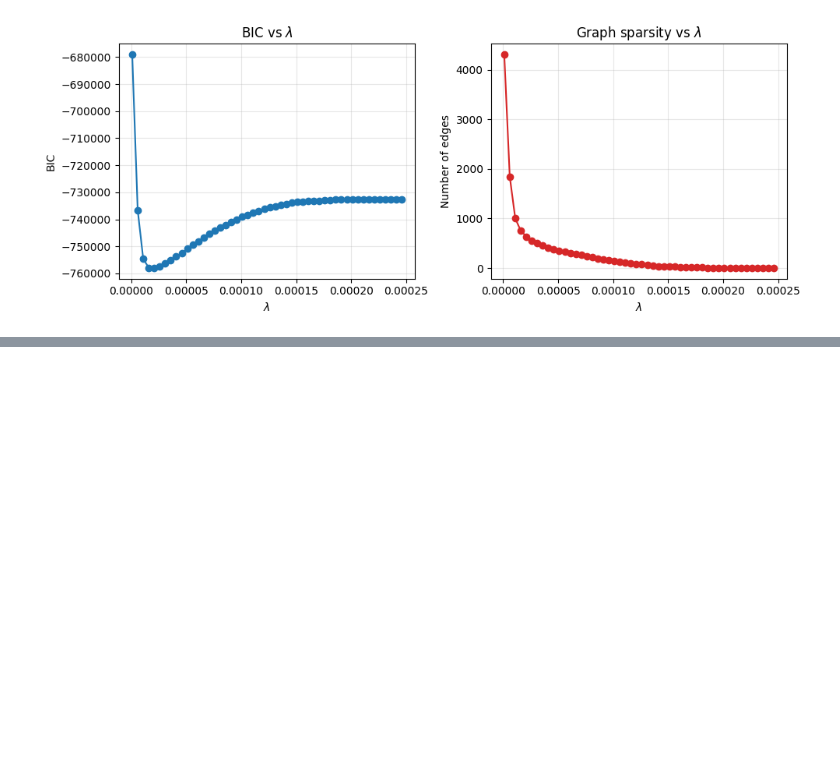
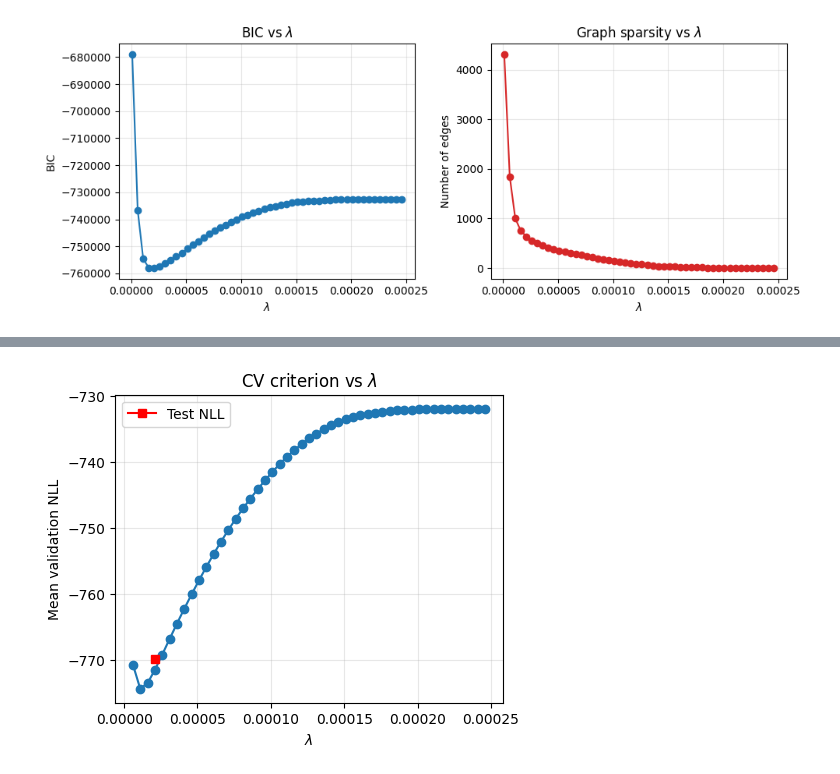
Before and after one commit to MassilGG/Graphical_Models, a Jupyter notebook: PartII.ipynb, the cells around one changed output, grey strips where cells are left out. Saved outputs shown, nothing was run; the diff lists cells and outputs as text; code cells hidden in the pictures; blank space fills up the shorter version.

```diff
--- a/PartII.ipynb
+++ b/PartII.ipynb
@@ -675,0 +622,25 @@ plt.show()
+# %%
+S_test = np.cov(X_test, rowvar=False, bias=False)
+nll_test = gaussian_nll_from_cov(S_test, Theta, jitter=1e-10)
+# %%
+cv_table.sort_values('lambda',inplace=True)
+lambdas = cv_table["lambda"].values
+mean_nll = cv_table["mean_val_nll"].values
+mean_edges = cv_table["mean_edges"].values
+
+
+fig = plt.figure(figsize=(5, 4))
+
+# ---- Mean validation log-likelihood (or NLL) ----
+plt.plot(lambdas, mean_nll, marker="o")
+plt.plot(best_lam_bic,nll_test, marker="s",color = 'red', label='Test NLL')
+plt.xlabel(r"$\lambda$")
+plt.ylabel("Mean validation NLL")
+plt.title("CV criterion vs $\lambda$")
+plt.legend()
+plt.grid(True, alpha=0.3)
+
+out_path = "results/eval_test.png"
+plt.savefig(out_path)
+# %% [output]
+[figure, added]
```
Also changed, not shown: parts of 27 cells of this notebook, 7 other files.
